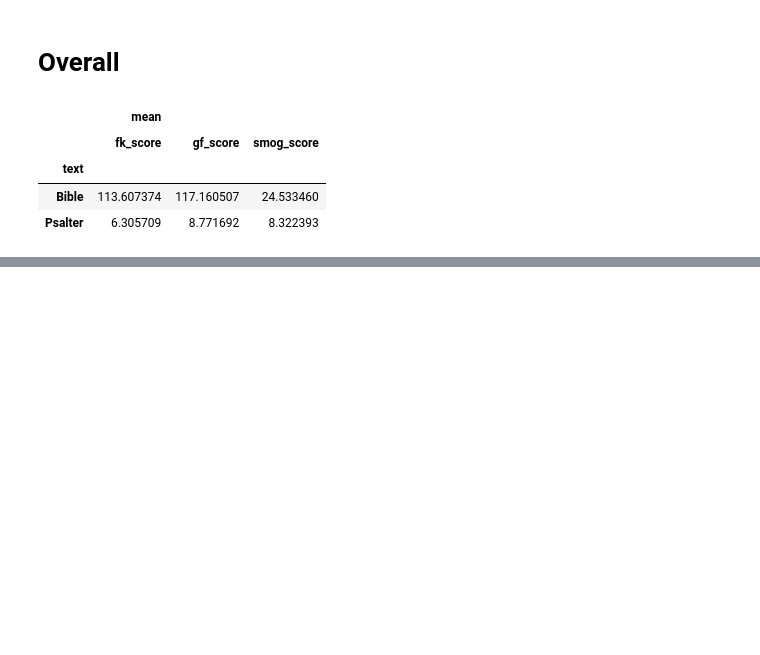
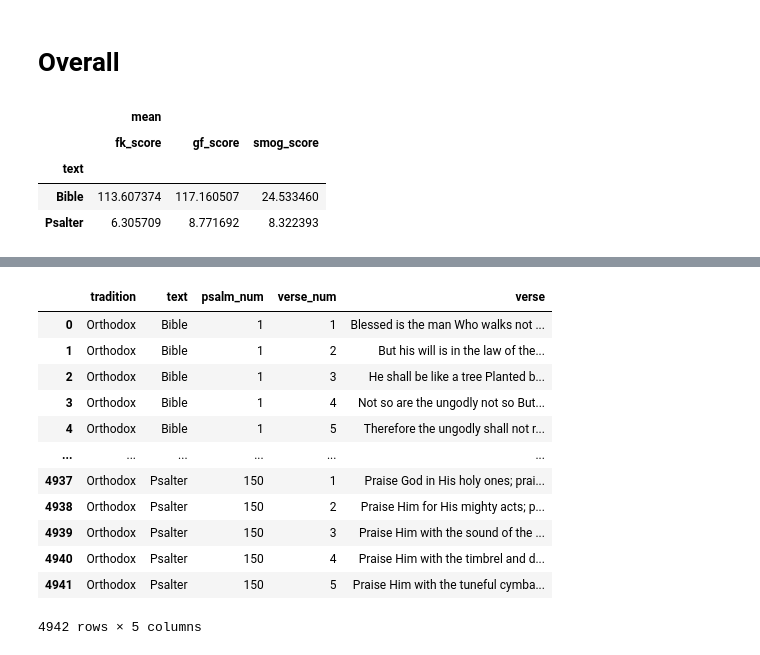
Before and after one commit to cwc09262/psalms-text-comparison, a Jupyter notebook: readability/readability.ipynb, the cells around one changed output, grey strips where cells are left out. Drawn from its saved outputs; the diff is of its cells as text; code cells hidden in the pictures; blank space fills up the shorter version.

```diff
--- a/readability/readability.ipynb
+++ b/readability/readability.ipynb
@@ -275,0 +289,17 @@ pd.pivot_table(data=psalms,
+# %%
+psalm_verses = pd.read_csv("../data/cleaned_psalm_verses.csv")
+psalm_verses
+# %% [output]
+|  | tradition | text | psalm_num | verse_num | verse |
+| 0 | Orthodox | Bible | 1 | 1 | Blessed is the man Who walks not ... |
+| 1 | Orthodox | Bible | 1 | 2 | But his will is in the law of the... |
+| 2 | Orthodox | Bible | 1 | 3 | He shall be like a tree Planted b... |
+| 3 | Orthodox | Bible | 1 | 4 | Not so are the ungodly not so But... |
+| 4 | Orthodox | Bible | 1 | 5 | Therefore the ungodly shall not r... |
+| ... | ... | ... | ... | ... | ... |
+| 4937 | Orthodox | Psalter | 150 | 1 | Praise God in His holy ones; prai... |
+| 4938 | Orthodox | Psalter | 150 | 2 | Praise Him for His mighty acts; p... |
+| 4939 | Orthodox | Psalter | 150 | 3 | Praise Him with the sound of the ... |
+| 4940 | Orthodox | Psalter | 150 | 4 | Praise Him with the timbrel and d... |
+| 4941 | Orthodox | Psalter | 150 | 5 | Praise Him with the tuneful cymba... |
+4942 rows × 5 columns
```
Also changed, not shown: parts of 9 cells of this notebook.
